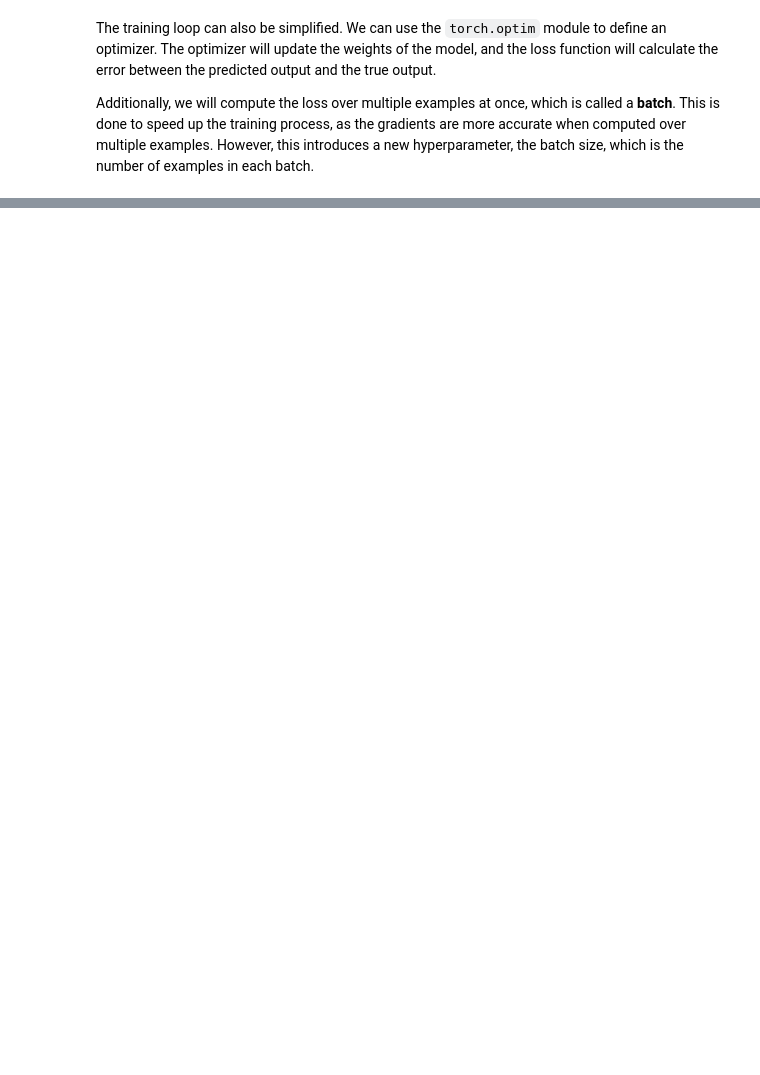
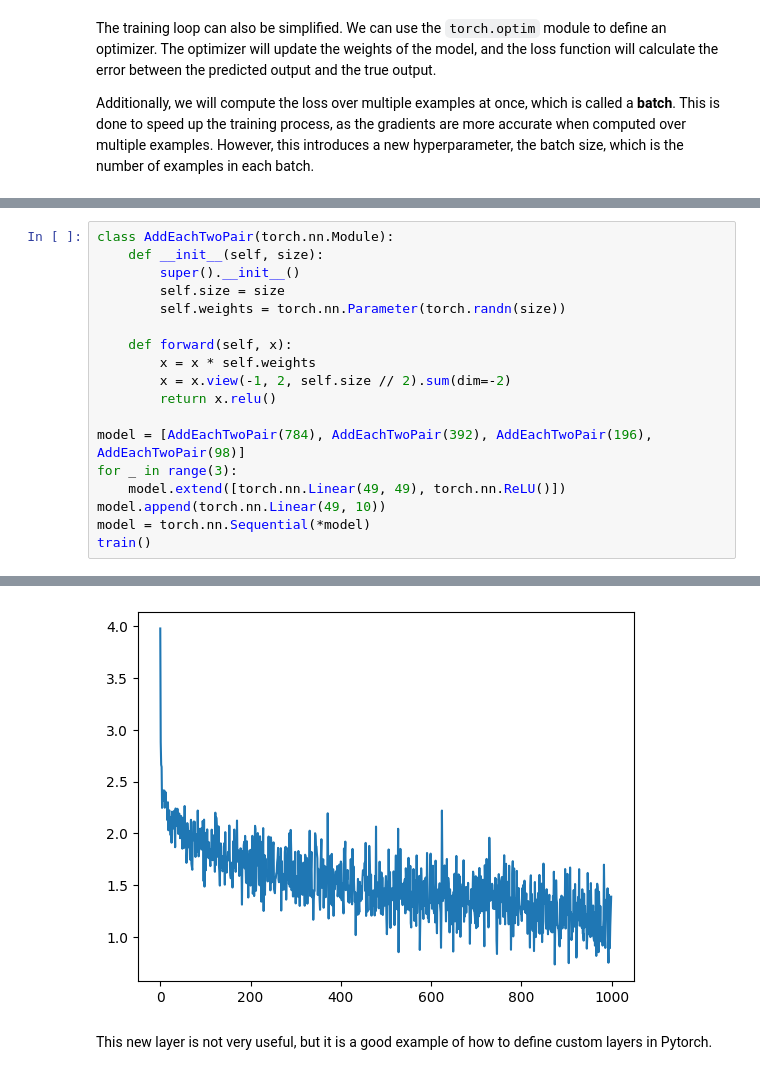
Before and after one commit to jcarlosroldan/road-to-ai, a Jupyter notebook: 006 Pytorch.ipynb, the cells around one changed output, grey strips where cells are left out. Drawn from its saved outputs; the diff is of its cells as text; blank space fills up the shorter version.

```diff
--- a/006 Pytorch.ipynb
+++ b/006 Pytorch.ipynb
@@ -106,0 +107,19 @@ When adjusting the newly introduced batch size hyperparameter, the best value po
+# %%
+class AddEachTwoPair(torch.nn.Module):
+	def __init__(self, size):
+		super().__init__()
+		self.size = size
+		self.weights = torch.nn.Parameter(torch.randn(size))
+
+	def forward(self, x):
+		x = x * self.weights
+		x = x.view(-1, 2, self.size // 2).sum(dim=-2)
+		return x.relu()
+
+model = [AddEachTwoPair(784), AddEachTwoPair(392), AddEachTwoPair(196), AddEachTwoPair(98)]
+for _ in range(3):
+	model.extend([torch.nn.Linear(49, 49), torch.nn.ReLU()])
+model.append(torch.nn.Linear(49, 10))
+model = torch.nn.Sequential(*model)
+train()
+# %% [output]
@@ -106,0 +132,3 @@ When adjusting the newly introduced batch size hyperparameter, the best value po
+[figure, added]
+# %% [markdown]
+This new layer is not very useful, but it is a good example of how to define custom layers in Pytorch.
```
Also changed, not shown: parts of 4 cells of this notebook, 1 other file.
